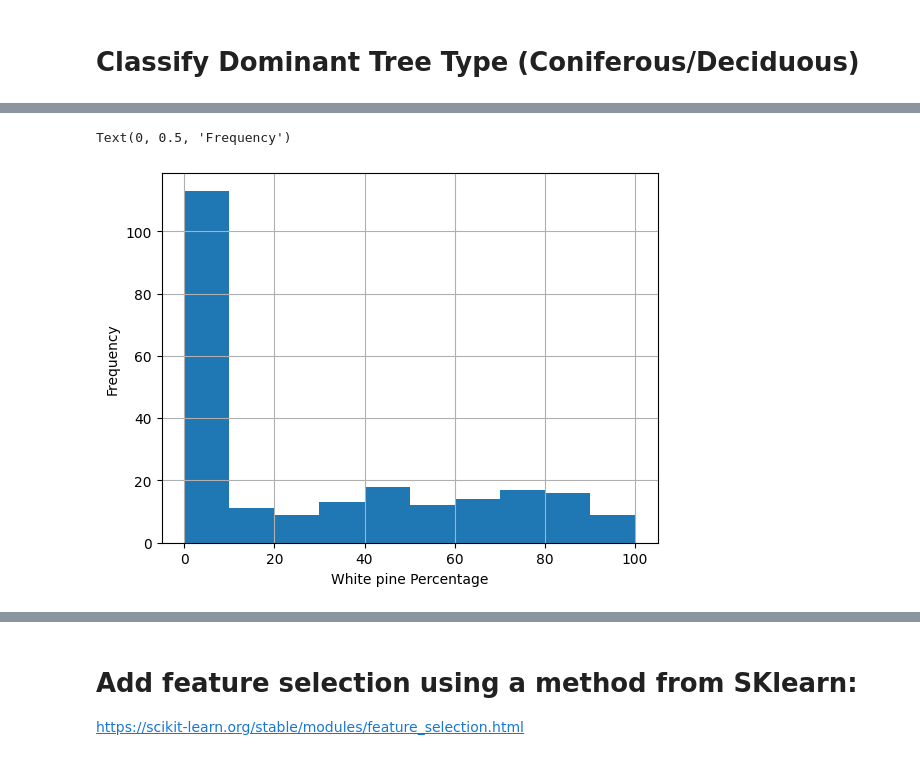
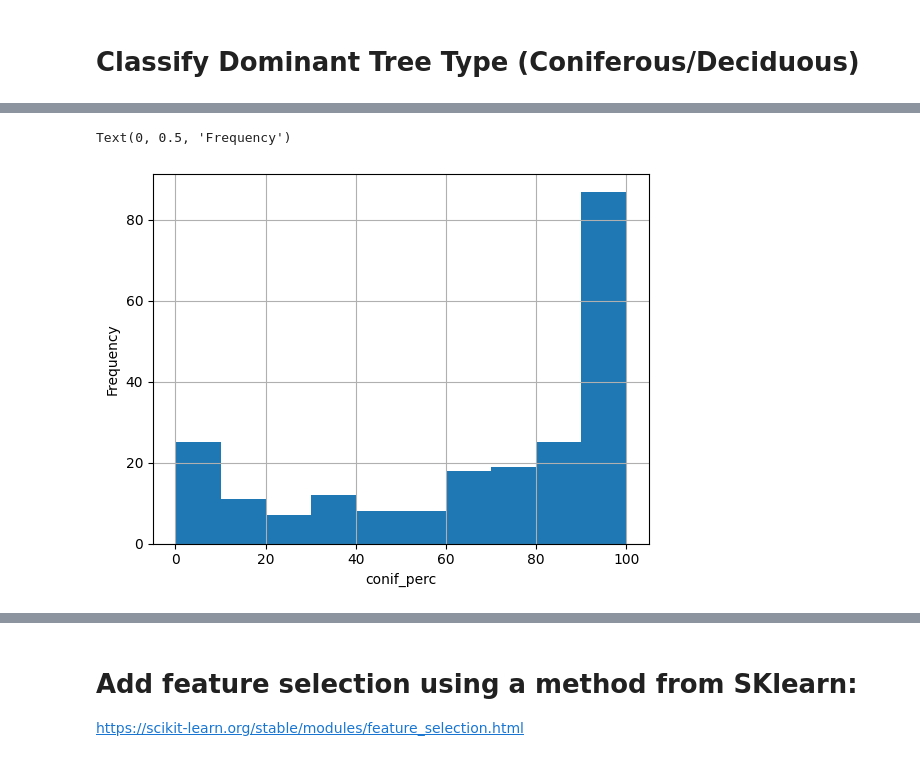
Before and after one commit to subornaa/Data-Analytics-Tutorials, a Jupyter notebook: CART.ipynb, the cells around one changed output, grey strips where cells are left out. Drawn from its saved outputs; the diff is of its cells as text; code cells hidden in the pictures.

```diff
--- a/CART.ipynb
+++ b/CART.ipynb
@@ -145,6 +152,9 @@ American elm             0.087371
 Black cherry             0.087371
 Balsam poplar            0.023828
 Name: count, dtype: float64
+# %%
+# Replace NA in species with "Unknown"
+trees_df['species'] = trees_df['species'].fillna("Unknown")
 # %%
 # What can be said about the distribution of species? Describe species evenenss, richness, abundance, and overall diversity in this dataset.
 # %% [markdown]
@@ -301,0 +302,9 @@ Removing 4 rare species: ['Basswood', 'Norway Spruce', 'Eastern hemlock', 'Yello
+# %%
+# Remove plots dominated by unknown species
+df = df[df['dom_sp_group'] != 'Unknown']
+
+# Remove plots with species dominant in less than 1% of the dataset
+rare_sp = sp_group_agg.loc[sp_group_agg['perc'] < 1, 'dom_sp_group'].tolist()
+df = df[~df['dom_sp_group'].isin(rare_sp)]
+
+print(df['dom_sp_group'].value_counts()/ len(df) * 100)
@@ -302,9 +325,13 @@ Removing 4 rare species: ['Basswood', 'Norway Spruce', 'Eastern hemlock', 'Yello
 # %%
 # Assign nummieric IDs to each dominant species
-df['dom_sp_id'] = df['dom_sp'].astype('category').cat.codes
+df['dom_sp_group_id'] = df['dom_sp_group'].astype('category').cat.codes
 
 # Create a dictionary mapping species names to their IDs
-dom_sp_dict = df[['dom_sp', 'dom_sp_id']].drop_duplicates().sort_values(by='dom_sp_id').set_index('dom_sp_id', drop=True).to_dict()['dom_sp']
+dom_sp_dict = (df[['dom_sp_group', 'dom_sp_group_id']]
+               .drop_duplicates()
+               .sort_values(by='dom_sp_group_id')
+               .set_index('dom_sp_group_id', drop=True)
+               .to_dict()['dom_sp_group'])
 
 dom_sp_dict
 # %% [output]
@@ -550,30 +554,9 @@ Name: count, dtype: float64
 # %%
-TARGET_SP = 'White pine'
-
-def calc_target_sp_perc(trees, sp_nm):
-
-    target_sp_trees = trees[trees['species'] == sp_nm].reset_index(drop=True)
-
-    total_vol = trees['tvol'].sum()
-
-    target_sp_tvol = target_sp_trees['tvol'].sum()
-
-    target_sp_tvol_perc = round(target_sp_tvol / total_vol * 100, 2)
-
-    return(target_sp_tvol_perc)
-
-for plot_nm in df['PlotName']:
-
-    trees_i = trees_df[trees_df['PlotName'] == plot_nm]
-
-    dom_sp = calc_target_sp_perc(trees_i, sp_nm=TARGET_SP)
-
-    df.loc[df['PlotName'] == plot_nm, f'{TARGET_SP}_perc'] = dom_sp
-
-df[f'{TARGET_SP}_perc'].hist()
-plt.xlabel(f'{TARGET_SP} Percentage')
+# View conifer percentage
+df['conif_perc'].hist()
+plt.xlabel('conif_perc')
 plt.ylabel('Frequency')
 # %% [output]
 Text(0, 0.5, 'Frequency')
-[figure, old version]
+[figure, new version]
 # %%
```
Also changed, not shown: parts of 23 cells of this notebook.
